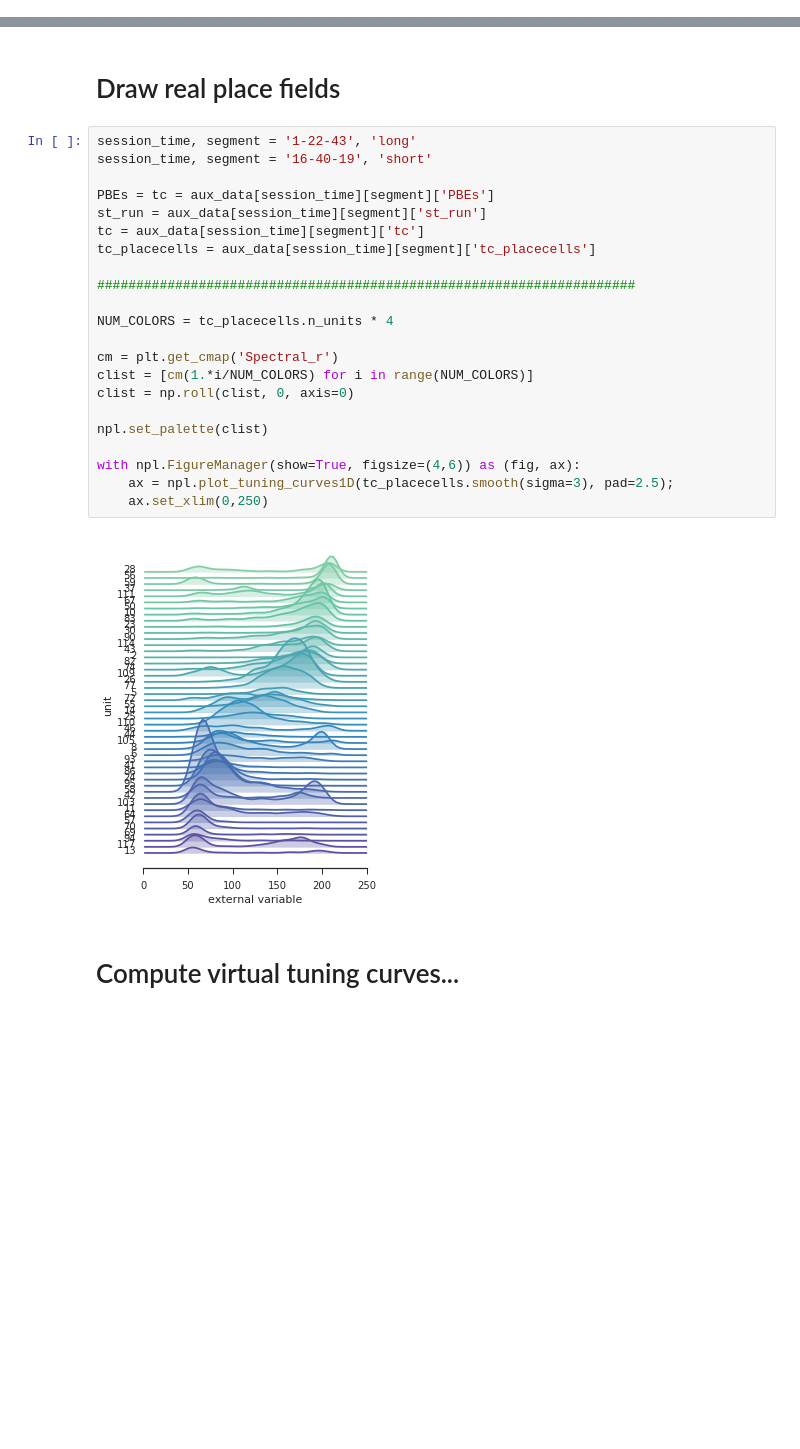
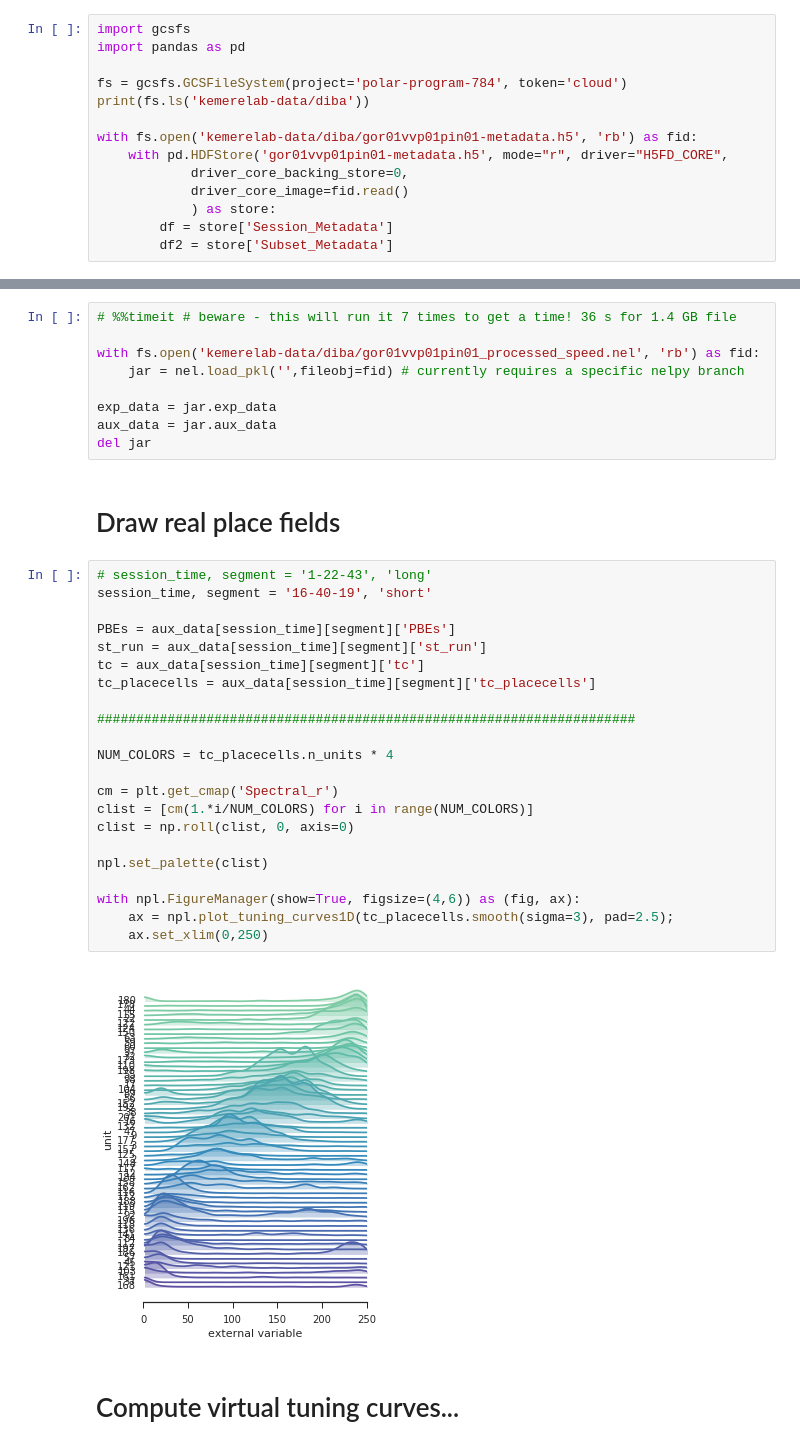
Before and after one commit to ckemere/CloudShuffles, a Jupyter notebook: draw_place_fields.ipynb, the cells around one changed output, grey strips where cells are left out. Saved outputs shown, nothing was run; the diff lists cells and outputs as text; blank space fills up the shorter version.

```diff
--- a/draw_place_fields.ipynb
+++ b/draw_place_fields.ipynb
@@ -59,0 +32,14 @@ if load_from_nel:
+# %%
+import gcsfs
+import pandas as pd
+
+fs = gcsfs.GCSFileSystem(project='polar-program-784', token='cloud')
+print(fs.ls('kemerelab-data/diba'))
+
+with fs.open('kemerelab-data/diba/gor01vvp01pin01-metadata.h5', 'rb') as fid:
+    with pd.HDFStore('gor01vvp01pin01-metadata.h5', mode="r", driver="H5FD_CORE",
+            driver_core_backing_store=0,
+            driver_core_image=fid.read()
+            ) as store:
+        df = store['Session_Metadata']
+        df2 = store['Subset_Metadata']
@@ -60,29 +48,38 @@ if load_from_nel:
+# %%
+# %%timeit # beware - this will run it 7 times to get a time! 36 s for 1.4 GB file
+
+with fs.open('kemerelab-data/diba/gor01vvp01pin01_processed_speed.nel', 'rb') as fid:
+    jar = nel.load_pkl('',fileobj=fid) # currently requires a specific nelpy branch
+
+exp_data = jar.exp_data
+aux_data = jar.aux_data
+del jar
 # %% [markdown]
 # Draw real place fields
 # %%
-session_time, segment = '1-22-43', 'long'
+# session_time, segment = '1-22-43', 'long'
 session_time, segment = '16-40-19', 'short'
 
-PBEs = tc = aux_data[session_time][segment]['PBEs']
+PBEs = aux_data[session_time][segment]['PBEs']
 st_run = aux_data[session_time][segment]['st_run']
 tc = aux_data[session_time][segment]['tc']
 tc_placecells = aux_data[session_time][segment]['tc_placecells']
 
 #####################################################################
 
 NUM_COLORS = tc_placecells.n_units * 4
 
 cm = plt.get_cmap('Spectral_r')
 clist = [cm(1.*i/NUM_COLORS) for i in range(NUM_COLORS)]
 clist = np.roll(clist, 0, axis=0)
 
 npl.set_palette(clist)
 
 with npl.FigureManager(show=True, figsize=(4,6)) as (fig, ax):
     ax = npl.plot_tuning_curves1D(tc_placecells.smooth(sigma=3), pad=2.5);
     ax.set_xlim(0,250)
 # %% [output]
-[figure, old version]
+[figure, new version]
 # %% [markdown]
 # Compute virtual tuning curves...
 # %%
```
Also changed, not shown: parts of 16 cells of this notebook, 2 other files.
